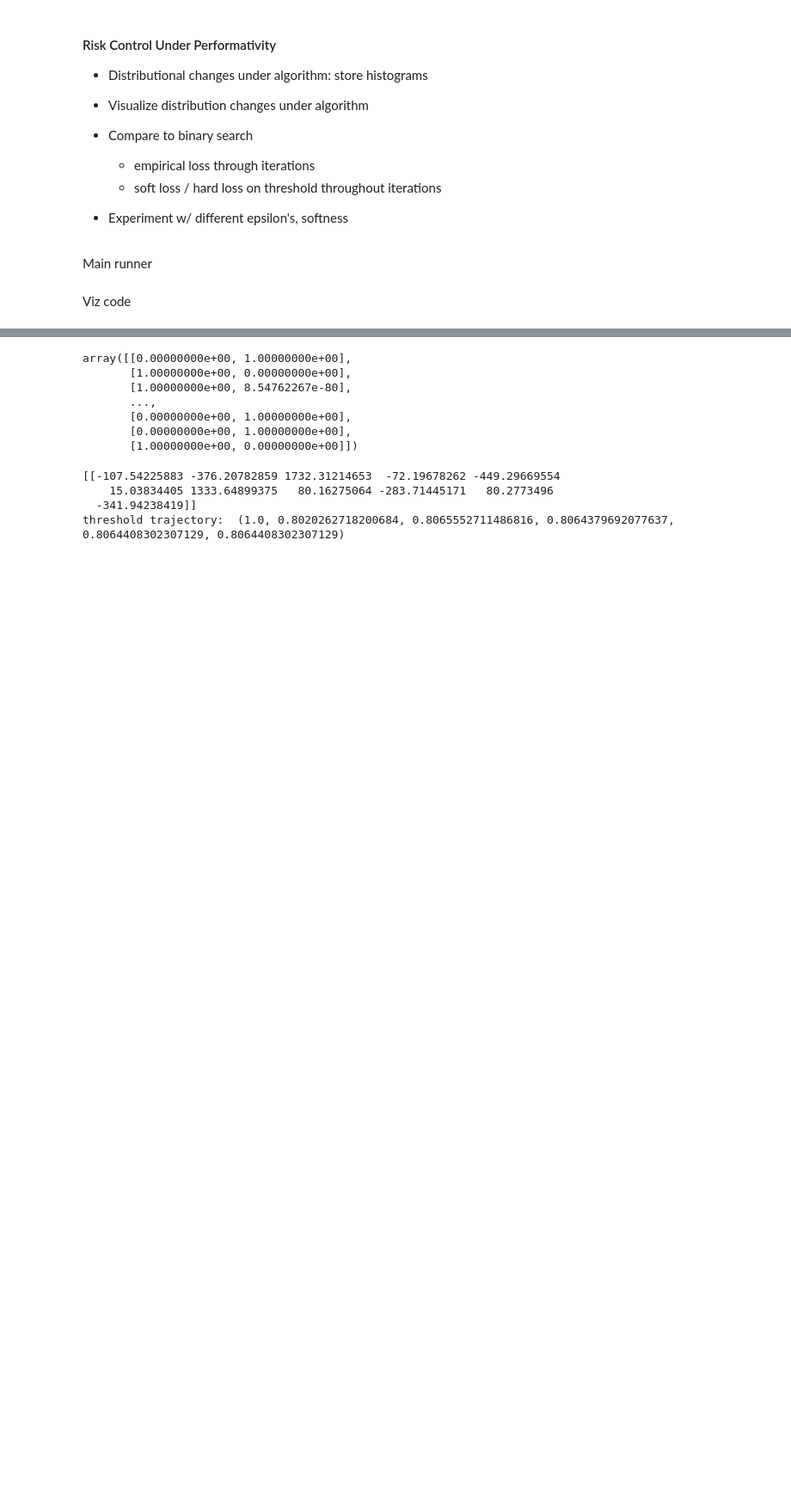
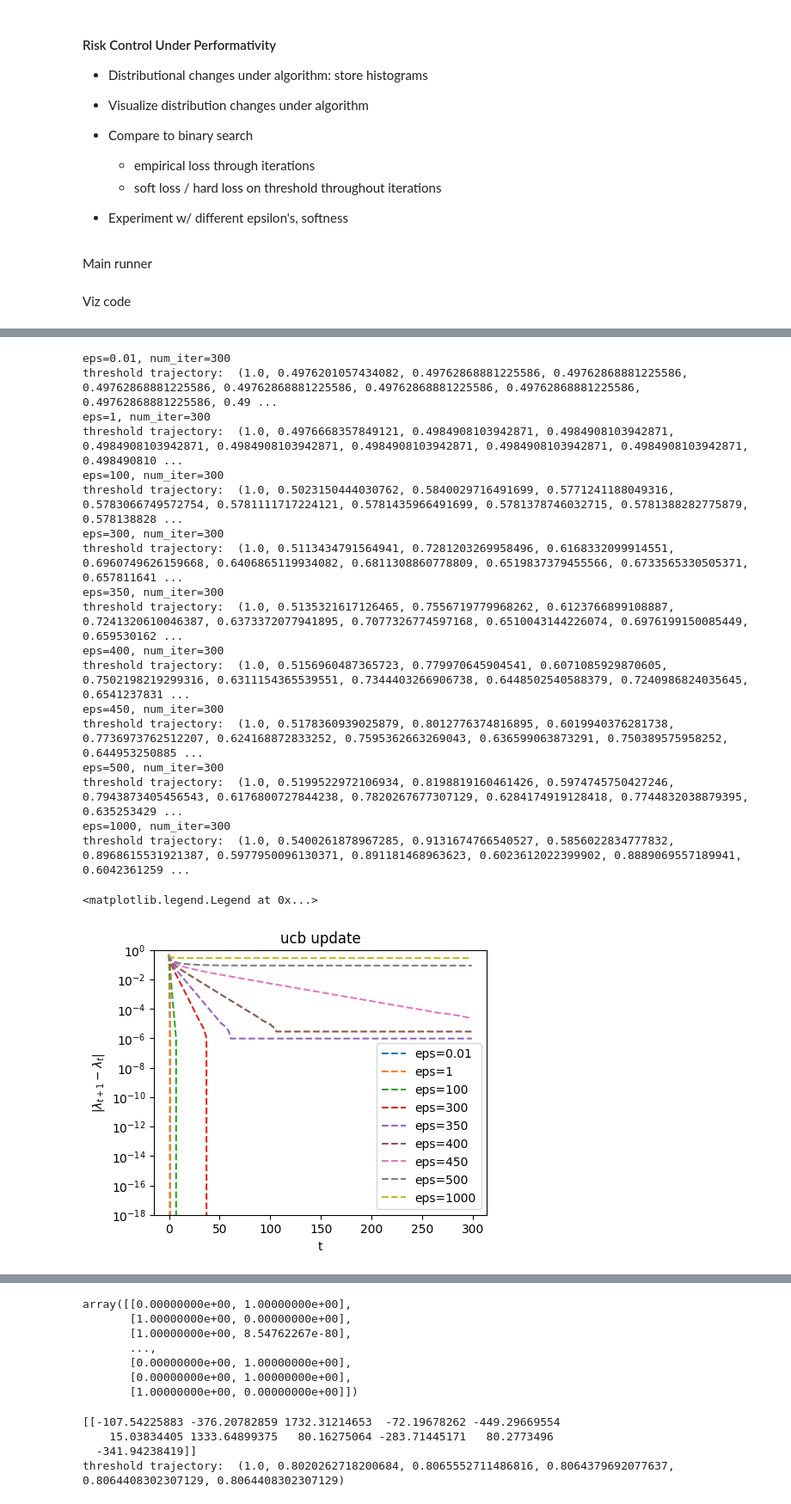
Before and after one commit to livctr/rcpp, a Jupyter notebook: credit-scoring/rcpp.ipynb, the cells around one changed output, grey strips where cells are left out. Shown at 86% size. Cells and saved outputs as stored; diff of their text form; code cells hidden in the pictures; blank space fills up the shorter version.

```diff
--- a/credit-scoring/rcpp.ipynb
+++ b/credit-scoring/rcpp.ipynb
@@ -408,0 +435,64 @@ def plot_histogram_evolution(logger, title='histogram evolution', window=(0, 1))
+# %%
+# Figure 2: repeated risk minimization @ different eps levels
+
+def get_eps_results(soft_loss, thresh_updater, rs, eps, num_iter):
+    eps_features_updater = SoftUtilityFeaturesUpdater(model, strat_features, eps, utility_softness=args.utility_softness)
+    results = run_iters(soft_loss, thresh_updater, eps_features_updater, model,
+                        X_cv, Y_cv, args, random_state=rs, total_iter=num_iter)
+    _, thresh = results.get_data("thresh")
+    return thresh
+
+random_state = 123
+epsilons = [0.01, 1, 100, 300, 350, 400, 450, 500, 1000]
+num_iters = [300] * len(epsilons)  #[70, 70, 70, 70, 70, 70, 70, 70, 70]
+# epsilons = [0.01, 1]
+# num_iters = [70, 70]
+
+trajectories = {}
+for eps, num_iter in zip(epsilons, num_iters):
+    print(f"eps={eps}, num_iter={num_iter}")
+    soft_loss = SoftLoss(args.loss_softness)
+    thresh_updater = SoftLossThreshUpdater(soft_loss, args.delta, args.alpha)
+    threshs = get_eps_results(soft_loss, thresh_updater, random_state, eps, num_iter)
+    trajectories[eps] = threshs
+    print("threshold trajectory: ", threshs)
+
+
+# difference between consecutive thresholds
+diffs = {eps: np.diff(traj) for eps, traj in trajectories.items()}
+# plot absolute differences on log scale
+plt.figure(figsize=(5,4))
+for eps, diff in diffs.items():
+    style = '*--' if len(diff) < 7 else '--'
+    plt.plot(range(len(diff)), np.abs(diff), style, label=f'eps={eps}')
+plt.yscale('log')
+# set y scale
+plt.ylim(1e-18, 1)
+plt.xlabel('t')
+plt.ylabel(r'|$\lambda_{t+1} - \lambda_t$|')
+# plt.ylabel('abs diff in threshold')
+plt.title('ucb update')
+plt.legend()
+
+# setting the floats
+# %% [output]
+eps=0.01, num_iter=300
+threshold trajectory:  (1.0, 0.4976201057434082, 0.49762868881225586, 0.49762868881225586, 0.49762868881225586, 0.49762868881225586, 0.49762868881225586, 0.49762868881225586, 0.49762868881225586, 0.49 ...
+eps=1, num_iter=300
+threshold trajectory:  (1.0, 0.4976668357849121, 0.4984908103942871, 0.4984908103942871, 0.4984908103942871, 0.4984908103942871, 0.4984908103942871, 0.4984908103942871, 0.4984908103942871, 0.498490810 ...
+eps=100, num_iter=300
+threshold trajectory:  (1.0, 0.5023150444030762, 0.5840029716491699, 0.5771241188049316, 0.5783066749572754, 0.5781111717224121, 0.5781435966491699, 0.5781378746032715, 0.5781388282775879, 0.578138828 ...
+eps=300, num_iter=300
+threshold trajectory:  (1.0, 0.5113434791564941, 0.7281203269958496, 0.6168332099914551, 0.6960749626159668, 0.6406865119934082, 0.6811308860778809, 0.6519837379455566, 0.6733565330505371, 0.657811641 ...
+eps=350, num_iter=300
+threshold trajectory:  (1.0, 0.5135321617126465, 0.7556719779968262, 0.6123766899108887, 0.7241320610046387, 0.6373372077941895, 0.7077326774597168, 0.6510043144226074, 0.6976199150085449, 0.659530162 ...
+eps=400, num_iter=300
+threshold trajectory:  (1.0, 0.5156960487365723, 0.779970645904541, 0.6071085929870605, 0.7502198219299316, 0.6311154365539551, 0.7344403266906738, 0.6448502540588379, 0.7240986824035645, 0.6541237831 ...
+eps=450, num_iter=300
+threshold trajectory:  (1.0, 0.5178360939025879, 0.8012776374816895, 0.6019940376281738, 0.7736973762512207, 0.624168872833252, 0.7595362663269043, 0.636599063873291, 0.750389575958252, 0.644953250885 ...
+eps=500, num_iter=300
+threshold trajectory:  (1.0, 0.5199522972106934, 0.8198819160461426, 0.5974745750427246, 0.7943873405456543, 0.6176800727844238, 0.7820267677307129, 0.6284174919128418, 0.7744832038879395, 0.635253429 ...
+eps=1000, num_iter=300
+threshold trajectory:  (1.0, 0.5400261878967285, 0.9131674766540527, 0.5856022834777832, 0.8968615531921387, 0.5977950096130371, 0.891181468963623, 0.6023612022399902, 0.8889069557189941, 0.6042361259 ...
+<matplotlib.legend.Legend at 0x...>
+[figure, added]
```
Also changed, not shown: parts of 13 cells of this notebook.
